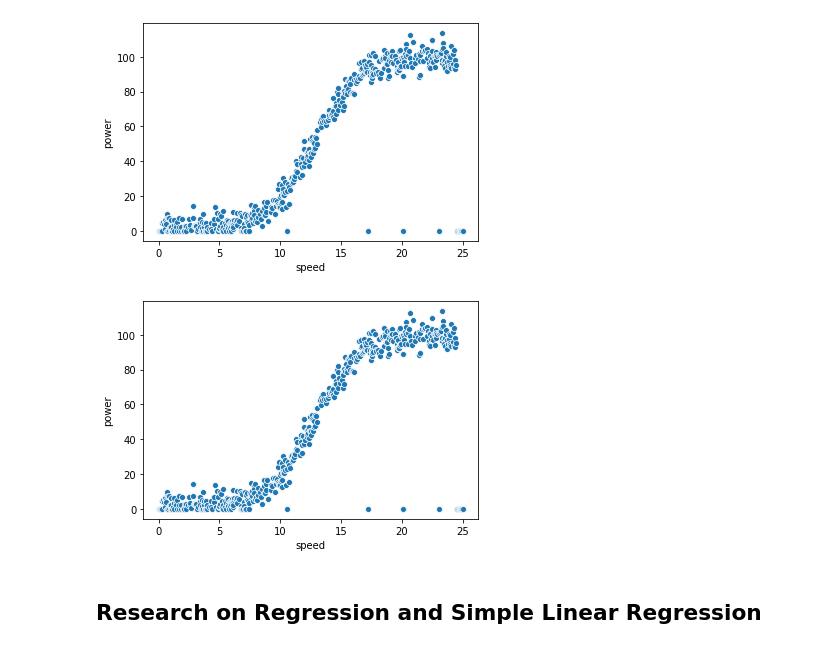
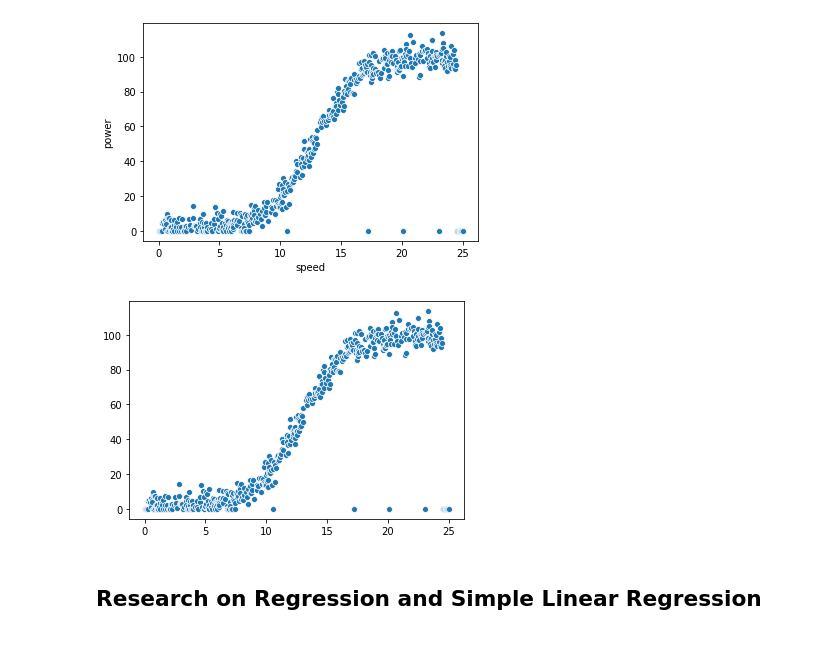
Before and after one commit to brendantipp/sem2_fun_data_analysis_project, a Jupyter notebook: linear_regression.ipynb, the cells around one changed output. Drawn from its saved outputs; the diff is of its cells as text; code cells hidden in the pictures.

```diff
--- a/linear_regression.ipynb
+++ b/linear_regression.ipynb
@@ -67,15 +67,16 @@ sns.scatterplot(data=df, x = "speed", y = "power");
 # %%
 ### Testomg from lectures videos
 
 a,m,n,t = 2011.1, 2.6650, 622.922, 1.4090
 
 #u = np.linspace(0.0,30.0,1000)
 
 P_u = a * (1.0 + m * np.exp(-s/t)) / (1.0 + n * np.exp (-s / t))
 df['test'] = P_u
-sns.scatterplot(data=df, x = "speed", y = "power");
+#sns.scatterplot(data=df, x = "speed", y = "power");
+sns.scatterplot(s,p);
 # %% [output]
-[figure, old version]
+[figure, new version]
 # %% [markdown]
 ## Research on Regression and Simple Linear Regression
 # %% [markdown]
```
Also changed, not shown: parts of 2 cells of this notebook.
